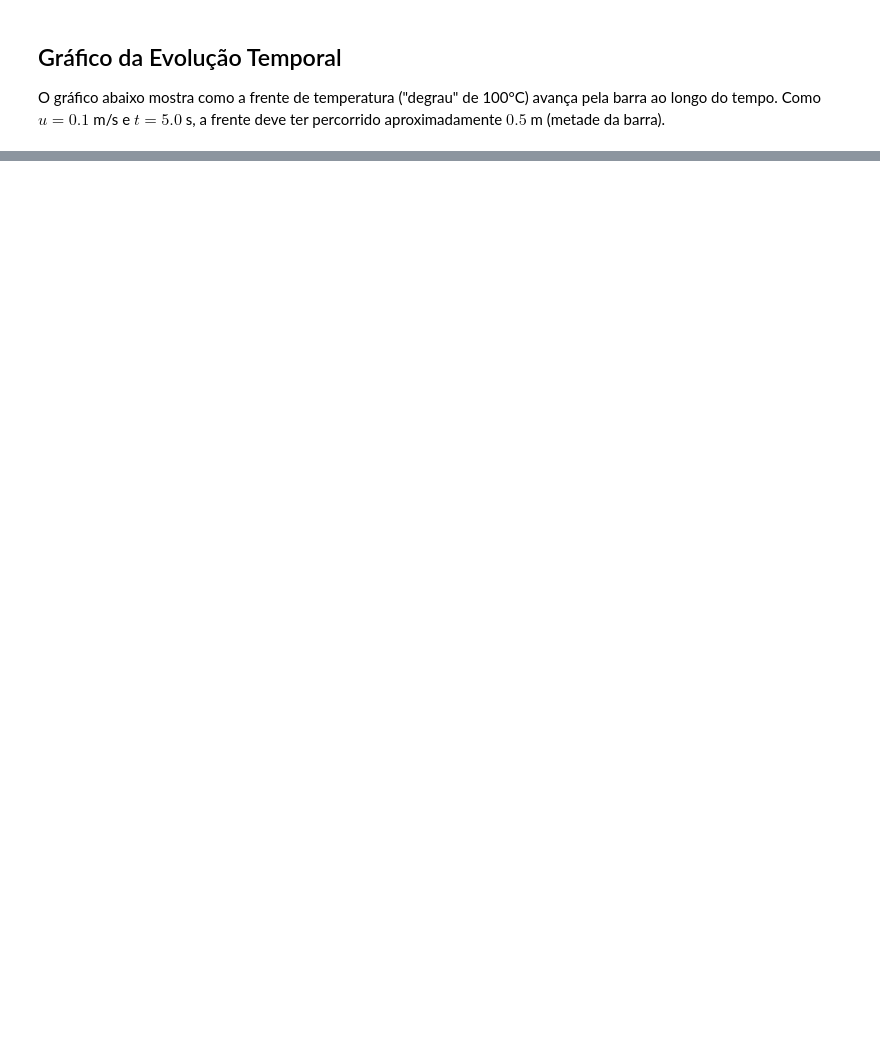
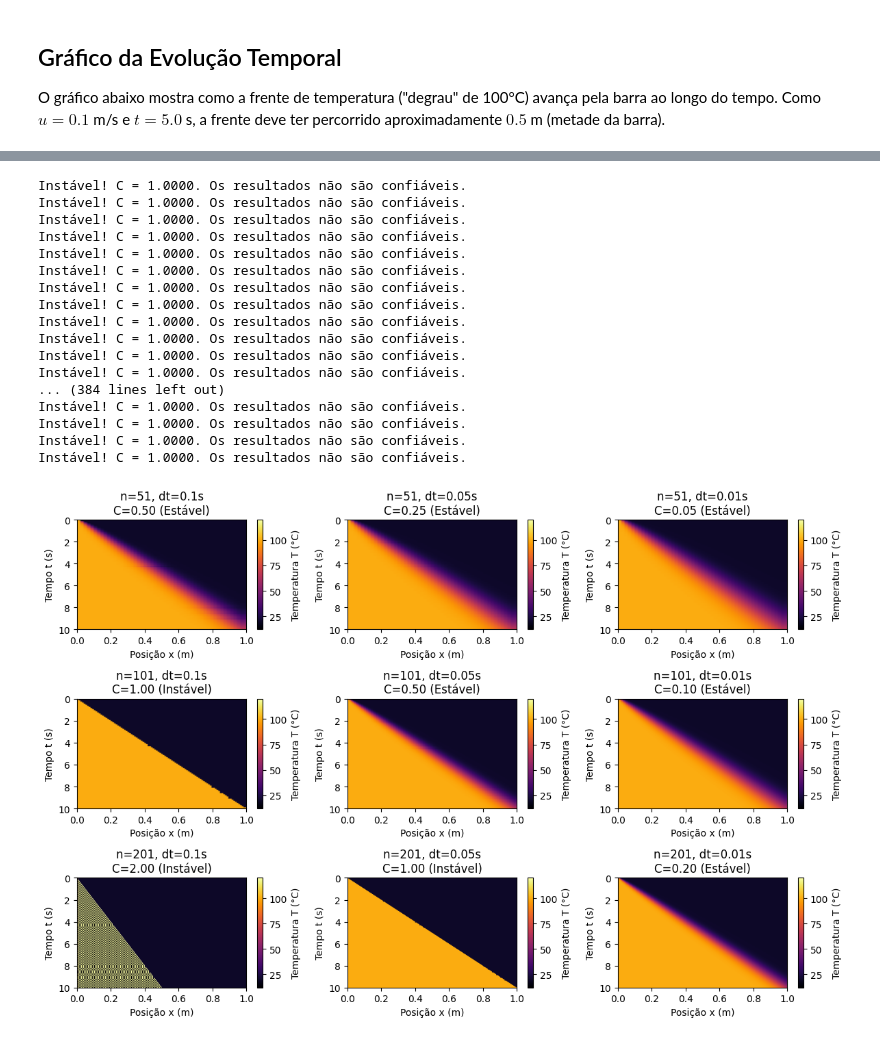
Before and after one commit to ViniciusCMB/metodos-num, a Jupyter notebook: 2025.2/trabalho4.ipynb, the cells around one changed output, grey strips where cells are left out. Drawn from its saved outputs; the diff is of its cells as text; code cells hidden in the pictures; blank space fills up the shorter version.

```diff
--- a/2025.2/trabalho4.ipynb
+++ b/2025.2/trabalho4.ipynb
@@ -133,0 +148,54 @@ plt.show()
+# %%
+# plota heatmap de diferentes barras variando n e dt
+# --- IGNORE ---
+n_values = [51, 101, 201]
+dt_values = [0.1, 0.05, 0.01]
+# --- IGNORE ---
+plt.figure(figsize=(12, 8))
+for i, n in enumerate(n_values):
+    for j, dt in enumerate(dt_values):
+        T_evolucao = np.zeros((int(t_total/dt)+1, n))
+        C_evolucao = np.zeros((int(t_total/dt)+1, n))
+        for step in range(int(t_total/dt)+1):
+            t = step * dt
+            if t == 0:
+                T_evolucao[step, :] = np.full(n, T_inicial)
+                T_evolucao[step, 0] = T_A
+            else:
+                T_temp, _, c = resolver_adveccao(t, n, L, u, dt, T_A, T_inicial)
+                T_evolucao[step, :] = T_temp
+                C_evolucao[step, :] = c
+        plt.subplot(len(n_values), len(dt_values), i*len(dt_values) + j + 1)
+        plt.imshow(T_evolucao, extent=[0, L, t_total, 0], aspect='auto', cmap='inferno', vmin=12, vmax=120)
+        plt.colorbar(label='Temperatura T (°C)')
+        plt.xlabel('Posição x (m)')
+        plt.ylabel('Tempo t (s)')
+        c_calc = np.max(C_evolucao)
+
+        if c_calc <= 1:
+            stability = "Estável"
+        else:
+            stability = "Instável"
+        plt.title(f'n={n}, dt={dt}s\nC={c_calc:.2f} ({stability})')
+plt.tight_layout()
+plt.savefig('heatmap_varios_adveccao.png')
+plt.show()
+# %% [output]
+Instável! C = 1.0000. Os resultados não são confiáveis.
+Instável! C = 1.0000. Os resultados não são confiáveis.
+Instável! C = 1.0000. Os resultados não são confiáveis.
+Instável! C = 1.0000. Os resultados não são confiáveis.
+Instável! C = 1.0000. Os resultados não são confiáveis.
+Instável! C = 1.0000. Os resultados não são confiáveis.
+Instável! C = 1.0000. Os resultados não são confiáveis.
+Instável! C = 1.0000. Os resultados não são confiáveis.
+Instável! C = 1.0000. Os resultados não são confiáveis.
+Instável! C = 1.0000. Os resultados não são confiáveis.
+Instável! C = 1.0000. Os resultados não são confiáveis.
+Instável! C = 1.0000. Os resultados não são confiáveis.
+... (384 lines left out)
+Instável! C = 1.0000. Os resultados não são confiáveis.
+Instável! C = 1.0000. Os resultados não são confiáveis.
+Instável! C = 1.0000. Os resultados não são confiáveis.
+Instável! C = 1.0000. Os resultados não são confiáveis.
+[figure, added]
```
Also changed, not shown: parts of 7 cells of this notebook, 9 other files.
